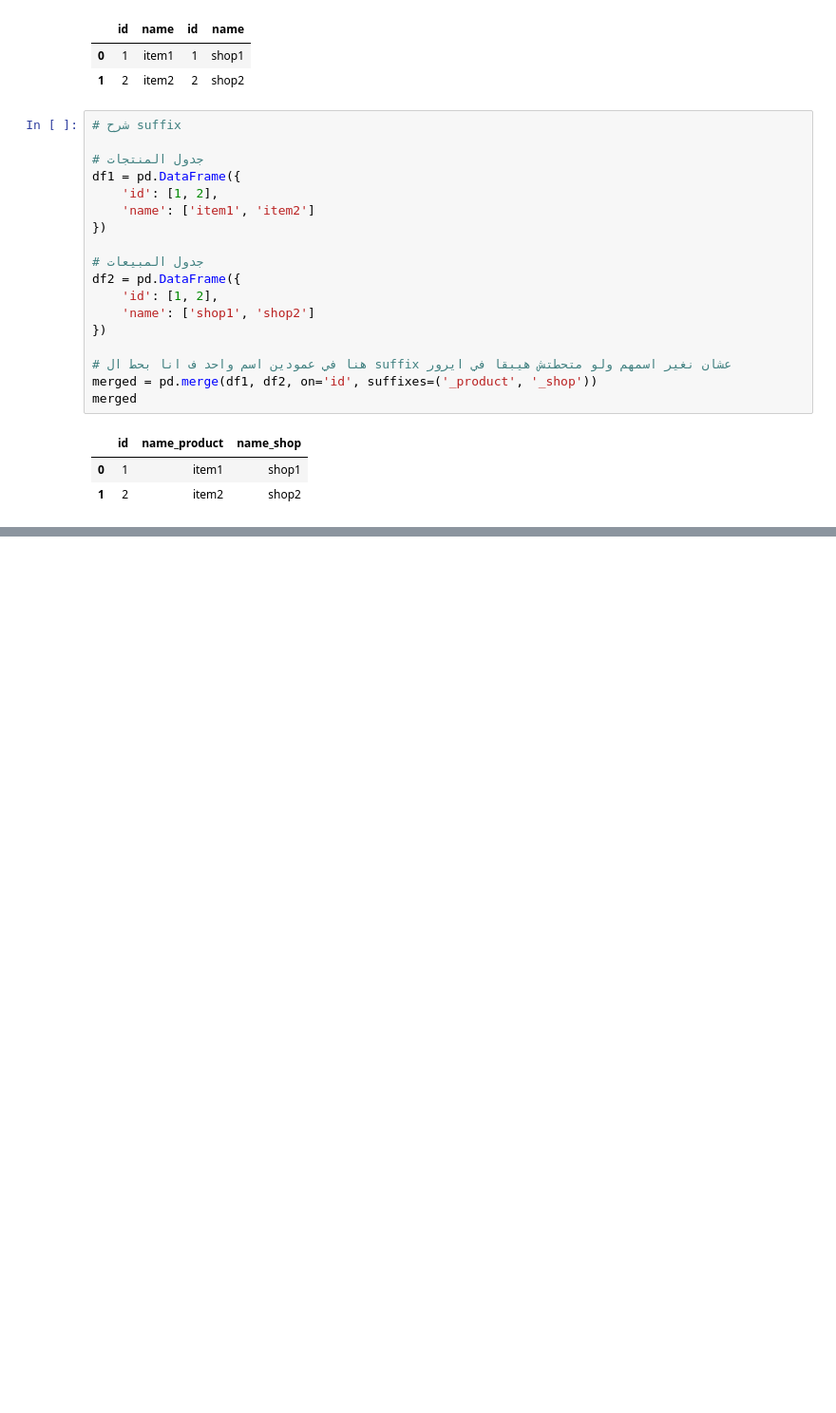
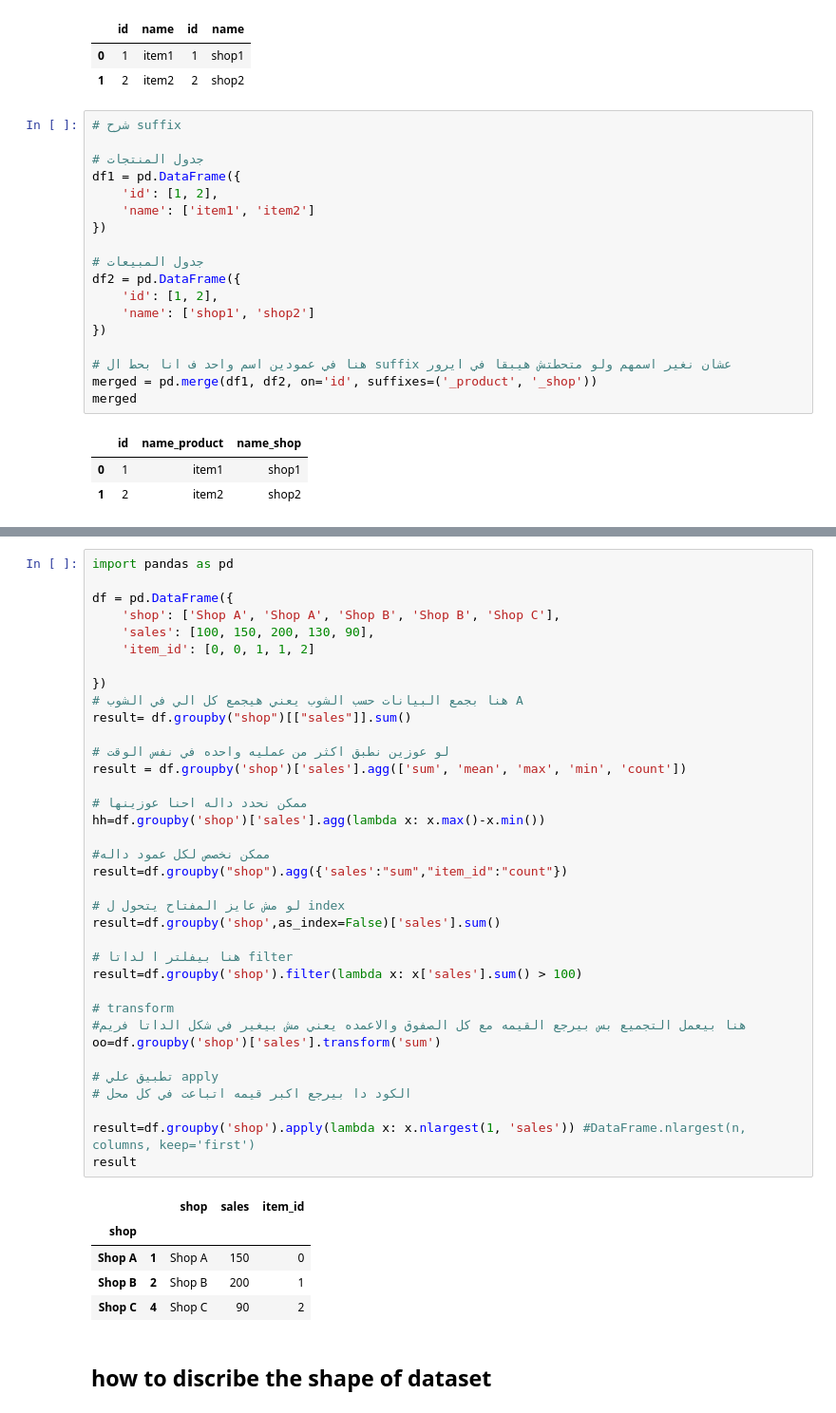
Before and after one commit to AhmedRefat1412/python, a Jupyter notebook: pandas.ipynb, the cells around one changed output, grey strips where cells are left out. Shown: that part at 95% size. Drawn from its saved outputs; the diff is of its cells as text; blank space fills up the shorter version.

```diff
--- a/pandas.ipynb
+++ b/pandas.ipynb
@@ -350,0 +428,45 @@ merged
+# %%
+import pandas as pd
+
+df = pd.DataFrame({
+    'shop': ['Shop A', 'Shop A', 'Shop B', 'Shop B', 'Shop C'],
+    'sales': [100, 150, 200, 130, 90],
+    'item_id': [0, 0, 1, 1, 2]
+
+})
+# هنا بجمع البيانات حسب الشوب يعني هيجمع كل الي في الشوب A
+result= df.groupby("shop")[["sales"]].sum()
+
+# لو عوزين نطبق اكثر من عمليه واحده في نفس الوقت
+result = df.groupby('shop')['sales'].agg(['sum', 'mean', 'max', 'min', 'count'])
+
+# ممكن نحدد داله احنا عوزينها
+hh=df.groupby('shop')['sales'].agg(lambda x: x.max()-x.min())
+
+#ممكن نخصص لكل عمود داله
+result=df.groupby("shop").agg({'sales':"sum","item_id":"count"})
+
+# لو مش عايز المفتاح يتحول ل index
+result=df.groupby('shop',as_index=False)['sales'].sum()
+
+# هنا بيفلتر ا لداتا filter
+result=df.groupby('shop').filter(lambda x: x['sales'].sum() > 100)
+
+# transform
+#هنا بيعمل التجميع بس بيرجع القيمه مع كل الصفوق والاعمده يعني مش بيغير في شكل الداتا فريم
+oo=df.groupby('shop')['sales'].transform('sum')
+
+# تطبيق علي apply
+# الكود دا بيرجع اكبر قيمه اتباعت في كل محل
+
+result=df.groupby('shop').apply(lambda x: x.nlargest(1, 'sales')) #DataFrame.nlargest(n, columns, keep='first')
+result
+# %% [output]
+|  |  | shop | sales | item_id |
+| shop |  |  |  |  |
+| Shop A | 1 | Shop A | 150 | 0 |
+| Shop B | 2 | Shop B | 200 | 1 |
+| Shop C | 4 | Shop C | 90 | 2 |
+# %% [markdown]
+how to discribe the shape of dataset
+-------------------------------------
```
Also changed, not shown: parts of 6 cells of this notebook.
